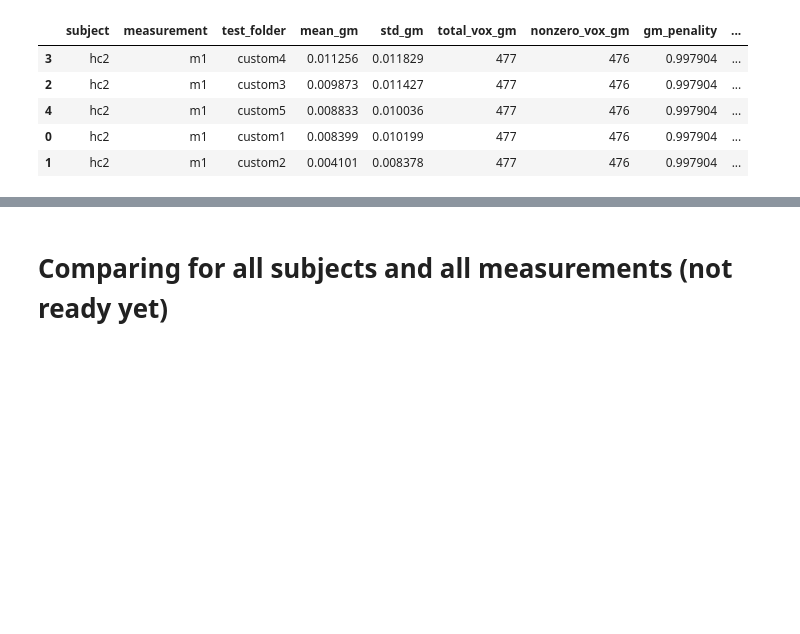
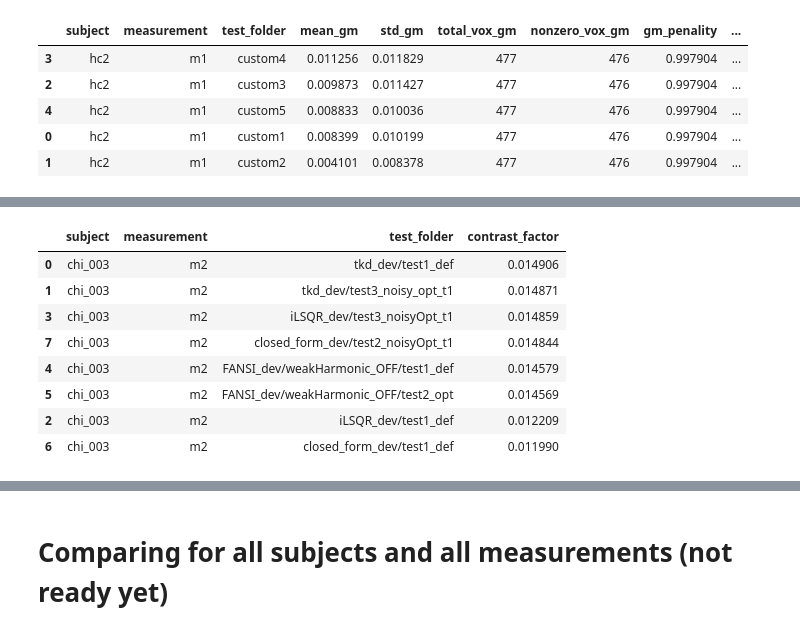
Before and after one commit to sriosq/Image-processing-strategies, a Jupyter notebook: qsm_testing/chi_mapping_metric_analysis.ipynb, the cells around one changed output, grey strips where cells are left out. Saved outputs shown, nothing was run; the diff lists cells and outputs as text; code cells hidden in the pictures; blank space fills up the shorter version.

```diff
--- a/qsm_testing/chi_mapping_metric_analysis.ipynb
+++ b/qsm_testing/chi_mapping_metric_analysis.ipynb
@@ -322,0 +242,23 @@ final_metric_sorted_sanity_check_df
+# %%
+chi_003_m2_test_folders = ['tkd_dev/test1_def', 'tkd_dev/test3_noisy_opt_t1', 'iLSQR_dev/test1_def', 'iLSQR_dev/test3_noisyOpt_t1', 'FANSI_dev/weakHarmonic_OFF/test1_def', 'FANSI_dev/weakHarmonic_OFF/test2_opt', "closed_form_dev/test1_def","closed_form_dev/test2_noisyOpt_t1"]
+# Remove MEDI due to wrong mean calculation, something wrong with lambda in MEDI 'MEDI_dev/test1_def', 'MEDI_dev/test6_noSMV_lmbda1e5'
+chi_003_m2_root_dir =  r"E:\msc_data\sc_qsm\neuropoly_data\chi_003\qsm_processing\2nd_3D_meGRE\chi_map"
+chi_003_m2_gm_msk_path = r"E:\msc_data\sc_qsm\neuropoly_data\chi_003\qsm_processing\2nd_3D_meGRE\chi_003_m2_gm_msk.nii.gz"
+chi_003_m2_wm_msk_path = r"E:\msc_data\sc_qsm\neuropoly_data\chi_003\qsm_processing\2nd_3D_meGRE\chi_003_m2_wm_msk.nii.gz"
+chi_003_m2_opt_pdf_to_all_DI_df = chimap_comp_wm_gm_custom('chi_003', 'm2', chi_003_m2_root_dir, chi_003_m2_test_folders, chi_003_m2_gm_msk_path, chi_003_m2_wm_msk_path)
+# %%
+contrast_sorted_chi_003_m2 = chi_003_m2_opt_pdf_to_all_DI_df.sort_values(by='contrast_factor', ascending=False)
+noise_sorted_chi_003_m2 = chi_003_m2_opt_pdf_to_all_DI_df.sort_values(by='std_denominator', ascending=True)
+final_metric_sorted_chi_003_m2 = chi_003_m2_opt_pdf_to_all_DI_df.sort_values(by='final_metric', ascending=False)
+# %%
+contrast_sorted_chi_003_m2[['subject', 'measurement', 'test_folder', 'contrast_factor']]
+# %% [output]
+|  | subject | measurement | test_folder | contrast_factor |
+| 0 | chi_003 | m2 | tkd_dev/test1_def | 0.014906 |
+| 1 | chi_003 | m2 | tkd_dev/test3_noisy_opt_t1 | 0.014871 |
+| 3 | chi_003 | m2 | iLSQR_dev/test3_noisyOpt_t1 | 0.014859 |
+| 7 | chi_003 | m2 | closed_form_dev/test2_noisyOpt_t1 | 0.014844 |
+| 4 | chi_003 | m2 | FANSI_dev/weakHarmonic_OFF/test1_def | 0.014579 |
+| 5 | chi_003 | m2 | FANSI_dev/weakHarmonic_OFF/test2_opt | 0.014569 |
+| 2 | chi_003 | m2 | iLSQR_dev/test1_def | 0.012209 |
+| 6 | chi_003 | m2 | closed_form_dev/test1_def | 0.011990 |
```
Also changed, not shown: parts of 19 cells of this notebook, 8 other files.
